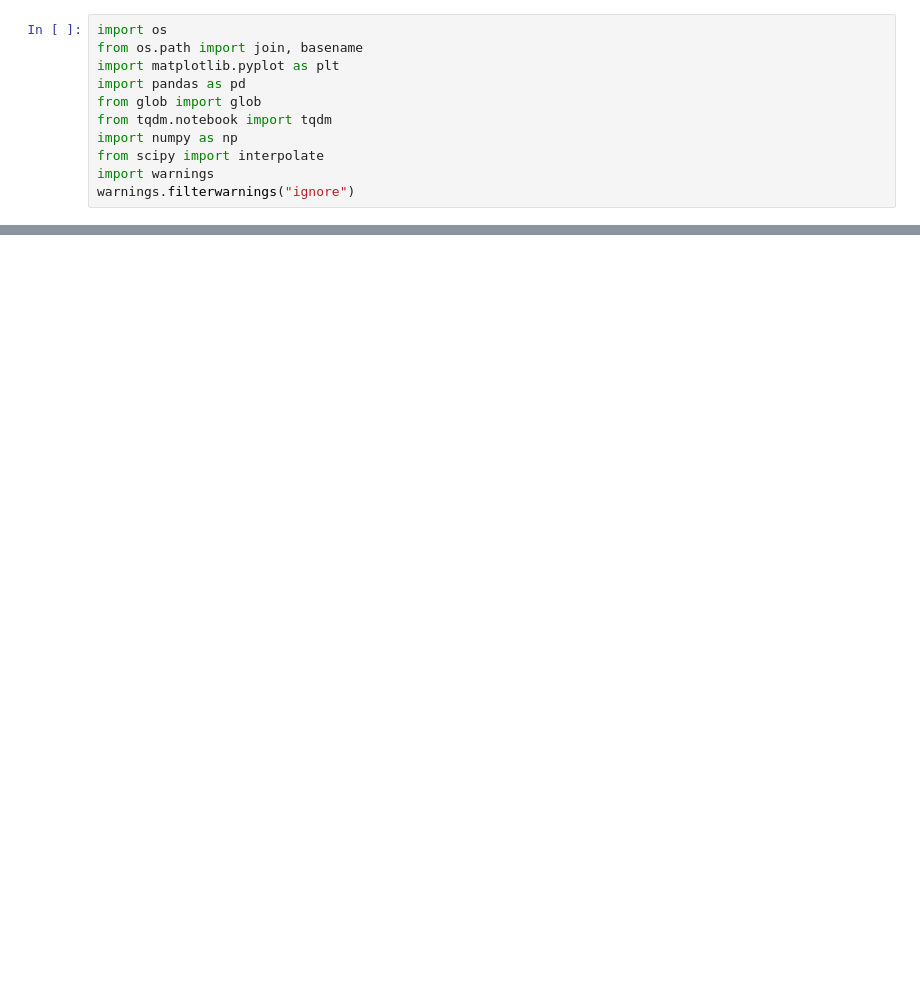
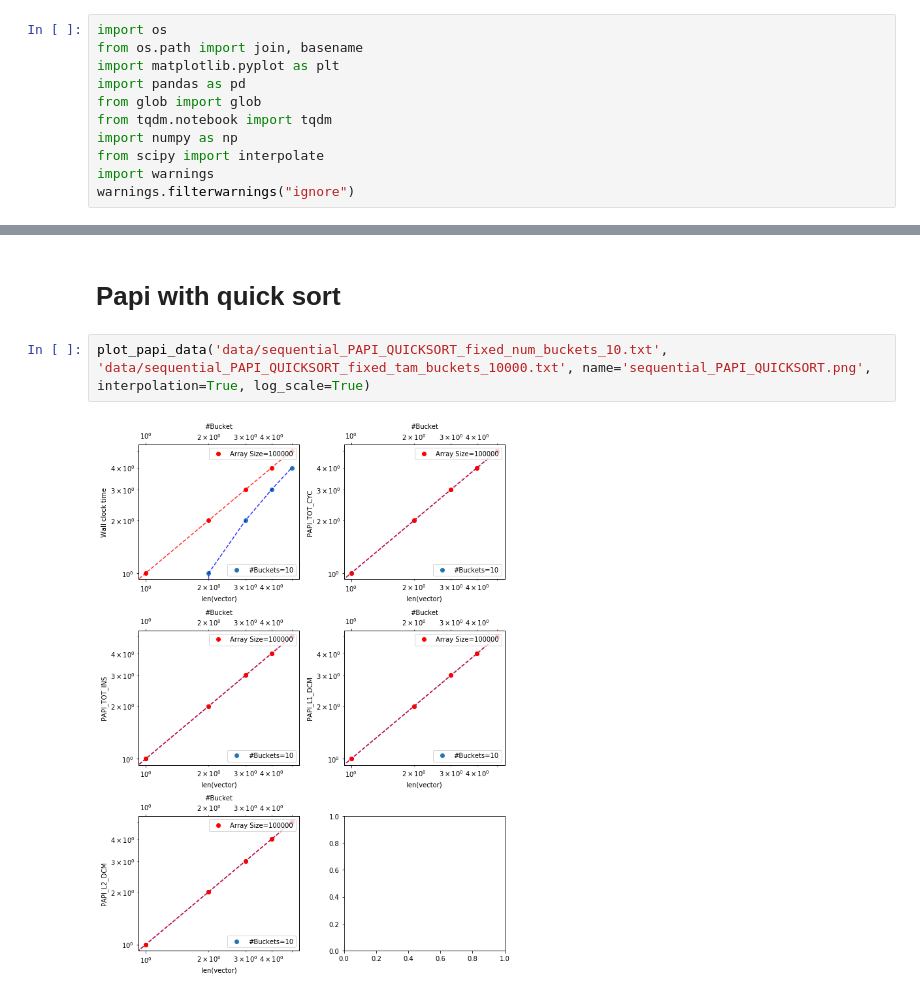
Before and after one commit to mcpeixoto/Parallel-Computing-Project, a Jupyter notebook: graficos2.ipynb, the cells around one changed output, grey strips where cells are left out. Cells and saved outputs as stored; diff of their text form; blank space fills up the shorter version.

Commit message:
wtf quicksort

```diff
--- a/graficos2.ipynb
+++ b/graficos2.ipynb
@@ -107,0 +117,8 @@ interpolation=True)
+# %% [markdown]
+# Papi with quick sort
+# %%
+plot_papi_data('data/sequential_PAPI_QUICKSORT_fixed_num_buckets_10.txt',
+'data/sequential_PAPI_QUICKSORT_fixed_tam_buckets_10000.txt', name='sequential_PAPI_QUICKSORT.png',
+interpolation=True, log_scale=True)
+# %% [output]
+[figure, added]
```
Also changed, not shown: parts of 5 cells of this notebook.
